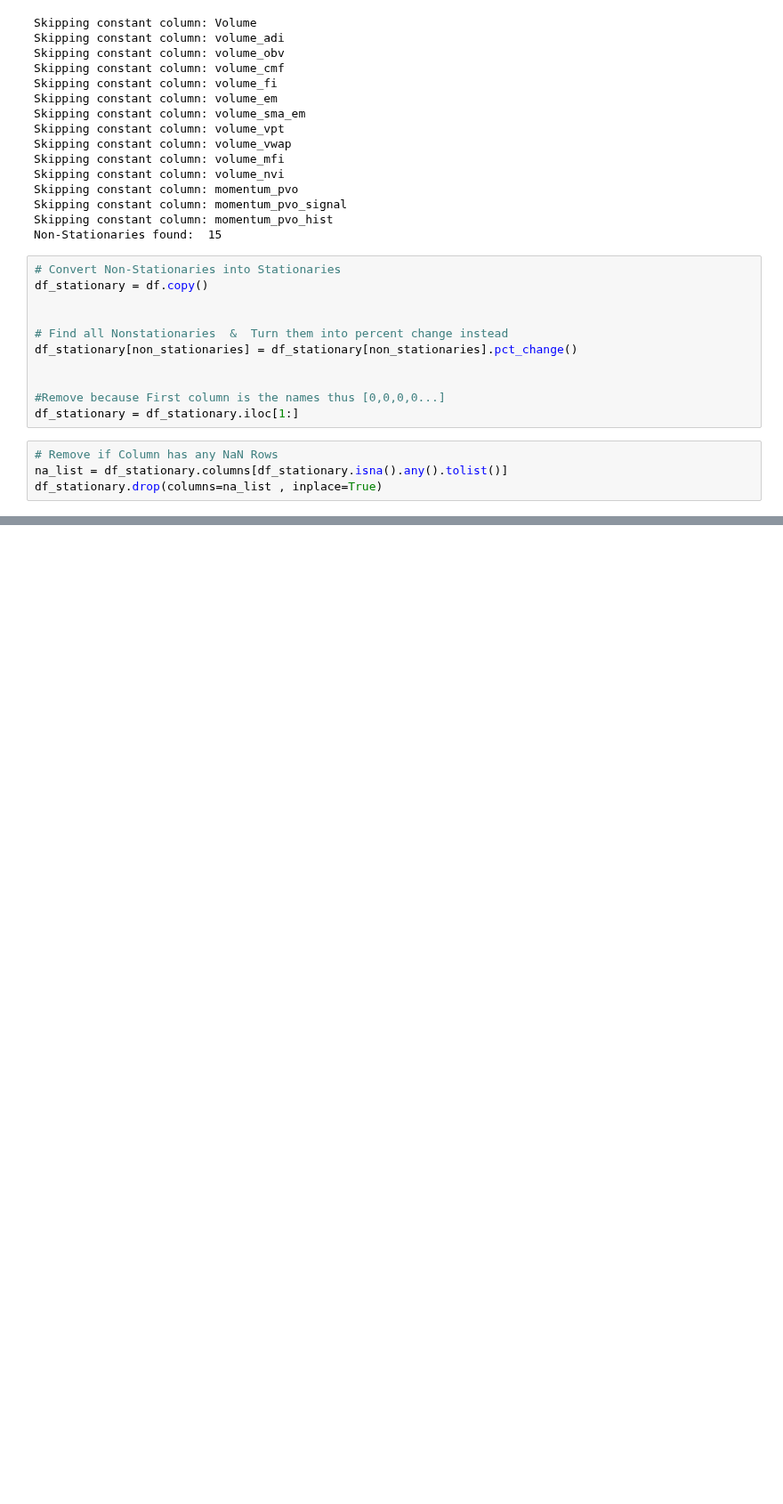
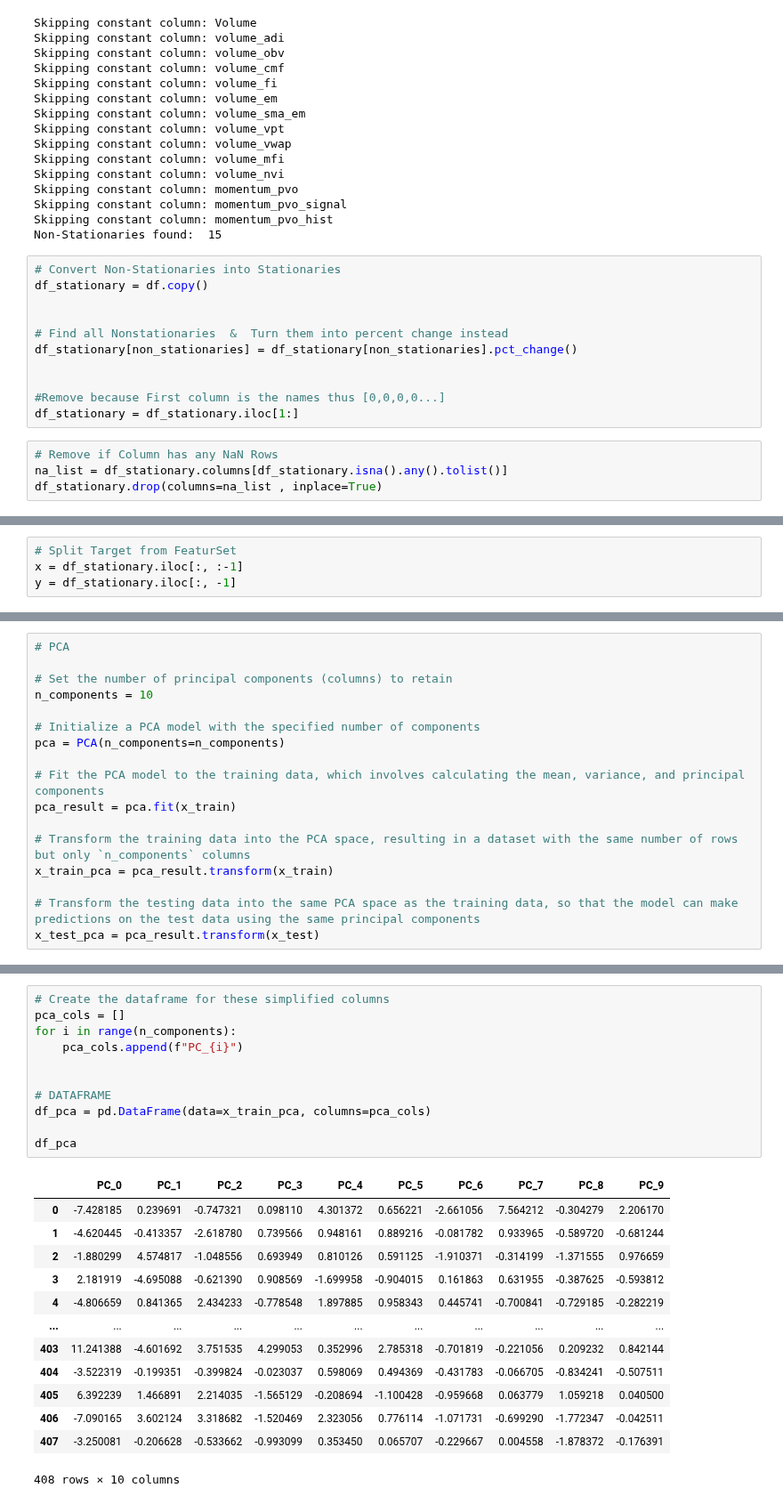
Before and after one commit to ItMeansBigMountain/Financial.Market.ML, a Jupyter notebook: 1_Unsupervised/4-Principle-Component-Analysis-Dimentionality-Reduction.ipynb, the cells around one changed output, grey strips where cells are left out. Shown at 89% size. Saved outputs shown, nothing was run; the diff lists cells and outputs as text; blank space fills up the shorter version.

```diff
--- a/1_Unsupervised/4-Principle-Component-Analysis-Dimentionality-Reduction.ipynb
+++ b/1_Unsupervised/4-Principle-Component-Analysis-Dimentionality-Reduction.ipynb
@@ -140,0 +136,4 @@ df_stationary
+# %%
+# Split Target from FeaturSet
+x = df_stationary.iloc[:, :-1]
+y = df_stationary.iloc[:, -1]
@@ -140,0 +150,17 @@ df_stationary
+# %%
+# PCA
+
+# Set the number of principal components (columns) to retain
+n_components = 10
+
+# Initialize a PCA model with the specified number of components
+pca = PCA(n_components=n_components)
+
+# Fit the PCA model to the training data, which involves calculating the mean, variance, and principal components
+pca_result = pca.fit(x_train)
+
+# Transform the training data into the PCA space, resulting in a dataset with the same number of rows but only `n_components` columns
+x_train_pca = pca_result.transform(x_train)
+
+# Transform the testing data into the same PCA space as the training data, so that the model can make predictions on the test data using the same principal components
+x_test_pca = pca_result.transform(x_test)
@@ -140,0 +180,25 @@ df_stationary
+# %%
+# Create the dataframe for these simplified columns
+pca_cols = []
+for i in range(n_components):
+    pca_cols.append(f"PC_{i}")
+
+
+# DATAFRAME
+df_pca = pd.DataFrame(data=x_train_pca, columns=pca_cols)
+
+df_pca
+# %% [output]
+|  | PC_0 | PC_1 | PC_2 | PC_3 | PC_4 | PC_5 | PC_6 | PC_7 | PC_8 | PC_9 |
+| 0 | -7.428185 | 0.239691 | -0.747321 | 0.098110 | 4.301372 | 0.656221 | -2.661056 | 7.564212 | -0.304279 | 2.206170 |
+| 1 | -4.620445 | -0.413357 | -2.618780 | 0.739566 | 0.948161 | 0.889216 | -0.081782 | 0.933965 | -0.589720 | -0.681244 |
+| 2 | -1.880299 | 4.574817 | -1.048556 | 0.693949 | 0.810126 | 0.591125 | -1.910371 | -0.314199 | -1.371555 | 0.976659 |
+| 3 | 2.181919 | -4.695088 | -0.621390 | 0.908569 | -1.699958 | -0.904015 | 0.161863 | 0.631955 | -0.387625 | -0.593812 |
+| 4 | -4.806659 | 0.841365 | 2.434233 | -0.778548 | 1.897885 | 0.958343 | 0.445741 | -0.700841 | -0.729185 | -0.282219 |
+| ... | ... | ... | ... | ... | ... | ... | ... | ... | ... | ... |
+| 403 | 11.241388 | -4.601692 | 3.751535 | 4.299053 | 0.352996 | 2.785318 | -0.701819 | -0.221056 | 0.209232 | 0.842144 |
+| 404 | -3.522319 | -0.199351 | -0.399824 | -0.023037 | 0.598069 | 0.494369 | -0.431783 | -0.066705 | -0.834241 | -0.507511 |
+| 405 | 6.392239 | 1.466891 | 2.214035 | -1.565129 | -0.208694 | -1.100428 | -0.959668 | 0.063779 | 1.059218 | 0.040500 |
+| 406 | -7.090165 | 3.602124 | 3.318682 | -1.520469 | 2.323056 | 0.776114 | -1.071731 | -0.699290 | -1.772347 | -0.042511 |
+| 407 | -3.250081 | -0.206628 | -0.533662 | -0.993099 | 0.353450 | 0.065707 | -0.229667 | 0.004558 | -1.878372 | -0.176391 |
+408 rows × 10 columns
```
Also changed, not shown: parts of 17 cells of this notebook.
